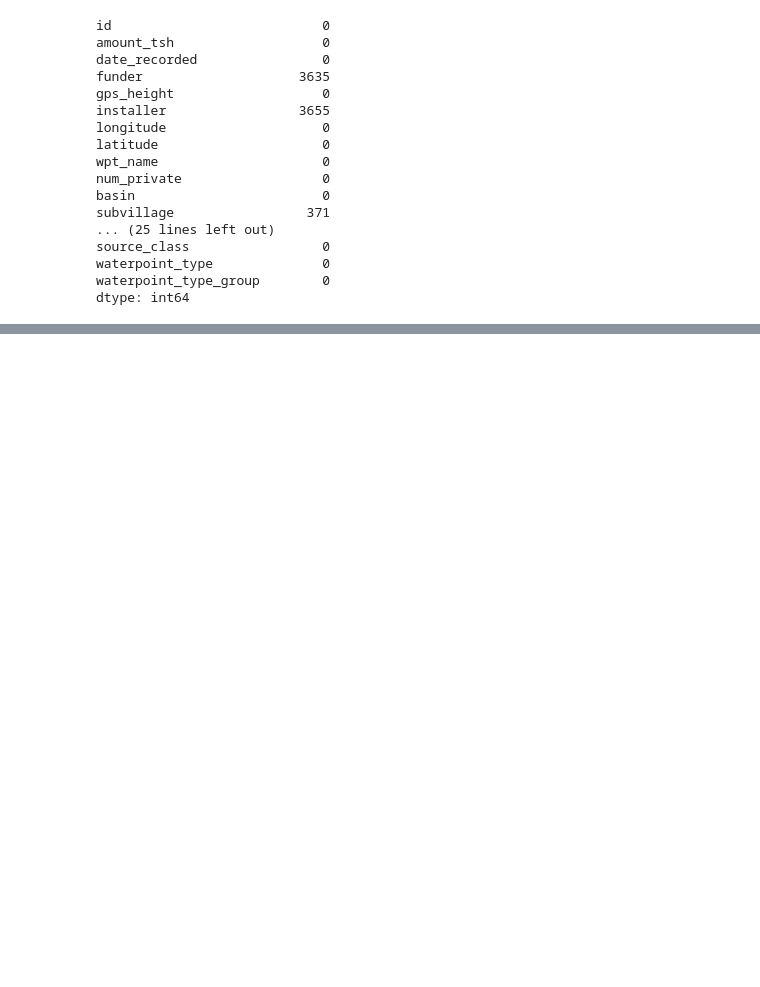
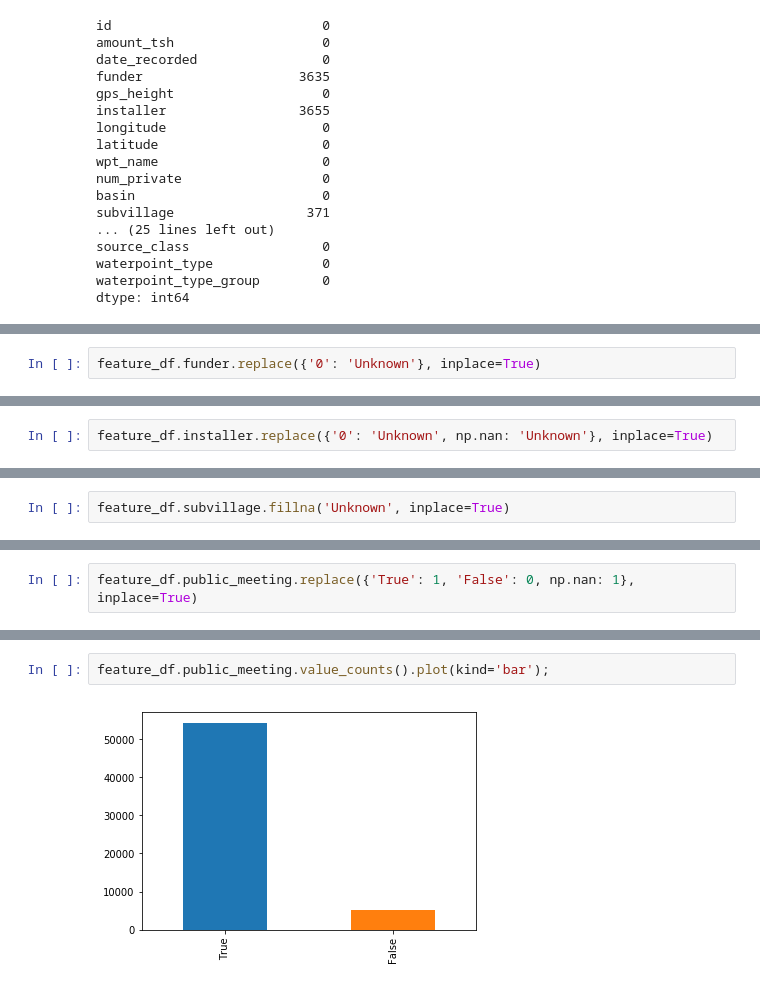
Before and after one commit to MagicMilly/dsc-3-final-project-online-ds-ft-100118, a Jupyter notebook: student.ipynb, the cells around one changed output, grey strips where cells are left out. Cells and saved outputs as stored; diff of their text form; blank space fills up the shorter version.

```diff
--- a/student.ipynb
+++ b/student.ipynb
@@ -166 +198,3 @@ dtype: int64
+# %%
+feature_df.funder.replace({'0': 'Unknown'}, inplace=True)
 # %%
@@ -186 +215,3 @@ Name: funder, Length: 1897, dtype: int64
+# %%
+feature_df.installer.replace({'0': 'Unknown', np.nan: 'Unknown'}, inplace=True)
 # %%
@@ -205,0 +232,2 @@ Name: installer, Length: 2145, dtype: int64
+# %%
+feature_df.subvillage.fillna('Unknown', inplace=True)
@@ -206 +248,3 @@ Name: installer, Length: 2145, dtype: int64
+# %%
+feature_df.public_meeting.replace({'True': 1, 'False': 0, np.nan: 1}, inplace=True)
 # %%
@@ -225,0 +267,4 @@ Name: subvillage, Length: 19287, dtype: int64
+# %%
+feature_df.public_meeting.value_counts().plot(kind='bar');
+# %% [output]
+[figure, added]
```
Also changed, not shown: parts of 26 cells of this notebook.
